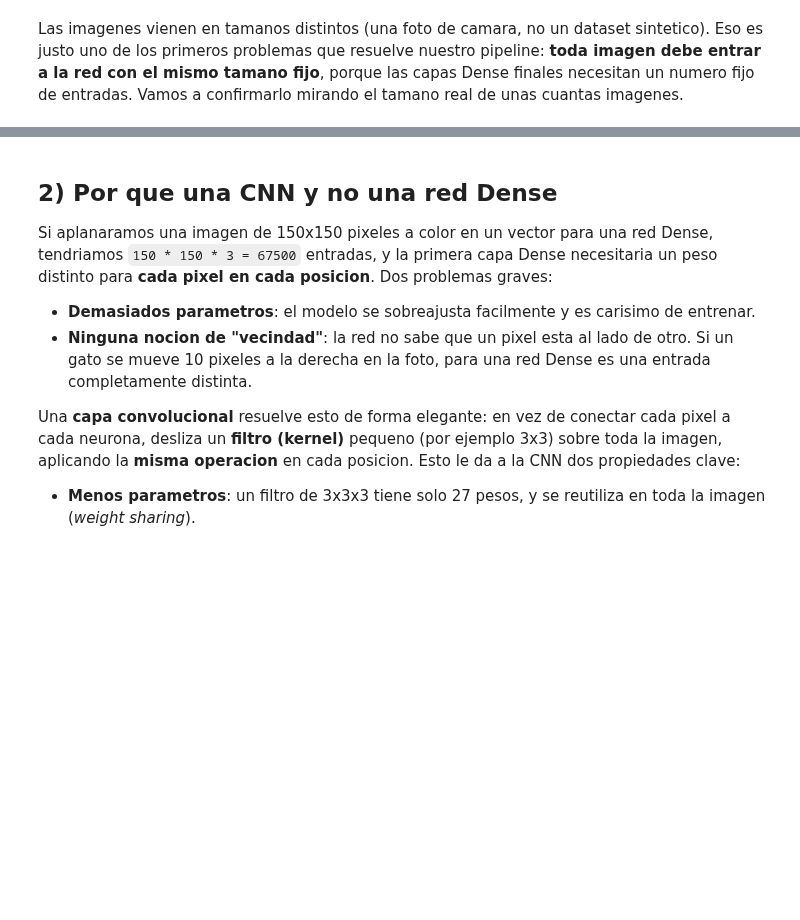
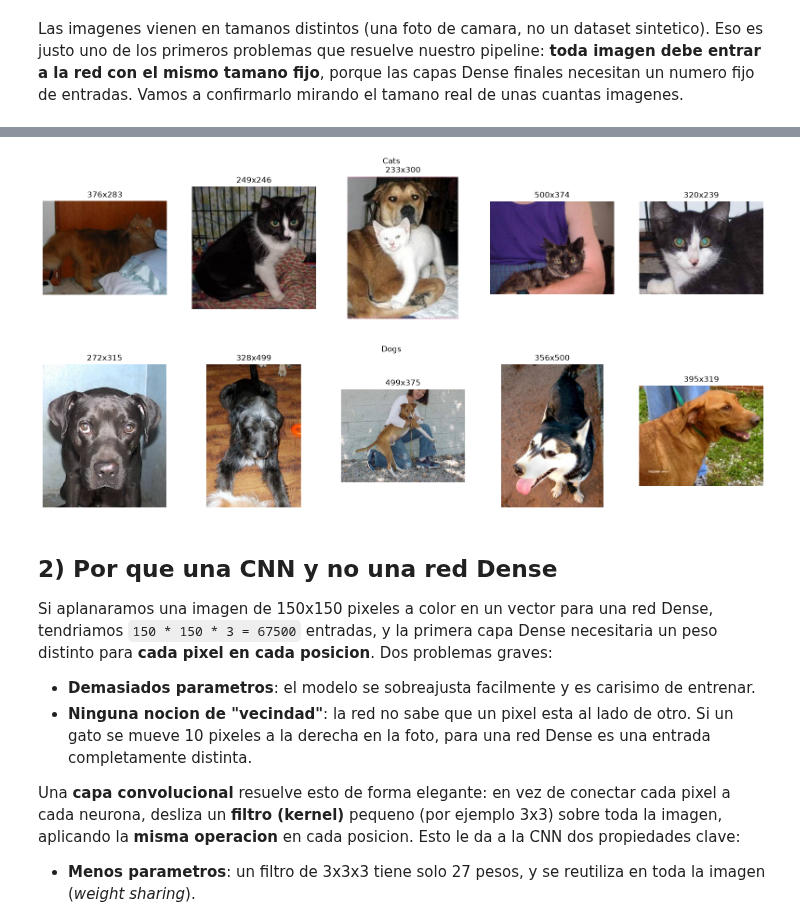
Before and after one commit to JuanDavidTriana/M6-Cientifico-Datos-IA-Aplicada-DevSeniorCode, a Jupyter notebook: clase_03_cnn_vision_artificial/U1_C3_cnn_vision_artificial_v1 clase.ipynb, the cells around one changed output, grey strips where cells are left out. Drawn from its saved outputs; the diff is of its cells as text; code cells hidden in the pictures; blank space fills up the shorter version.

```diff
--- a/clase_03_cnn_vision_artificial/U1_C3_cnn_vision_artificial_v1 clase.ipynb
+++ b/clase_03_cnn_vision_artificial/U1_C3_cnn_vision_artificial_v1 clase.ipynb
@@ -114,3 +140,13 @@ cosas distintas a las de un dataset tabular: ¿cuantas imagenes hay por clase?,
 # EN CLASE: definir DATA_DIR, TRAIN_DIR, TEST_DIR y CLASS_NAMES = ["cats", "dogs"]
 # y recorrer cada carpeta (train/cats, train/dogs, test/cats, test/dogs) contando
 # cuantas imagenes hay en cada una con os.listdir().
+DATA_DIR = "archive"
+TRAIN_DIR = os.path.join(DATA_DIR, "train")
+TEST_DIR = os.path.join(DATA_DIR, "test")
+CLASS_NAMES = ["cats", "dogs"]
+
+for split_dir, split_name in [(TRAIN_DIR, "train"), (TEST_DIR, "test")]:
+    for class_name in CLASS_NAMES:
+        class_dir = os.path.join(split_dir, class_name)
+        num_images = len(os.listdir(class_dir))
+        print(f"Number of images in {split_name}/{class_name}: {num_images}")
@@ -122,3 +163,9 @@ Vamos a confirmarlo mirando el tamano real de unas cuantas imagenes.
 # %%
 # EN CLASE: tomar 5 archivos de train/cats, abrirlos con PIL.Image.open() e
 # imprimir su tamano (img.size) y modo de color (img.mode) para confirmar que varian.
+# EN CLASE: tomar 5 archivos de train/cats, abrirlos con PIL.Image.open() e
+# imprimir su tamano (img.size) y modo de color (img.mode) para confirmar que varian.
+sample_files = os.listdir(os.path.join(TRAIN_DIR, "cats"))[:10]
+for f in sample_files:
+  img = Image.open(os.path.join(TRAIN_DIR, "cats", f))
+  print(f"Tamaño: {img.size}, Modo de color: {img.mode}")
@@ -129,3 +183,26 @@ Vamos a confirmarlo mirando el tamano real de unas cuantas imagenes.
+# %%
+# EN CLASE: escribir una funcion mostrar_grid(carpeta, n, titulo) que tome n imagenes
+# al azar de una carpeta (random.sample) y las muestre en una grilla de matplotlib con
+# su tamano en el titulo de cada subplot. Usarla sobre train/cats y train/dogs.
+# EN CLASE: escribir una funcion mostrar_grid(carpeta, n, titulo) que tome n imagenes
+# al azar de una carpeta (random.sample) y las muestre en una grilla de matplotlib con
+# su tamano en el titulo de cada subplot. Usarla sobre train/cats y train/dogs.
+def mostrar_grid(carpeta, n, titulo):
+  imagenes = random.sample(os.listdir(carpeta), n)
+  fig, axs = plt.subplots(1, n, figsize=(n*4, 4))
+  for i, ax in enumerate(axs):
+    img = Image.open(os.path.join(carpeta, imagenes[i]))
+    ax.imshow(img)
+    ax.set_title(f"{img.size[0]}x{img.size[1]}")
+    ax.axis("off")
+  fig.suptitle(titulo)
+  plt.show()
+
+mostrar_grid(os.path.join(TRAIN_DIR, "cats"), 5, "Cats")
+mostrar_grid(os.path.join(TRAIN_DIR, "dogs"), 5, "Dogs")
+# %% [output]
+[figure, added]
+[figure, added]
 # %% [markdown]
 ## 2) Por que una CNN y no una red Dense
 
```
Also changed, not shown: parts of 5 cells of this notebook, 1 other file.
